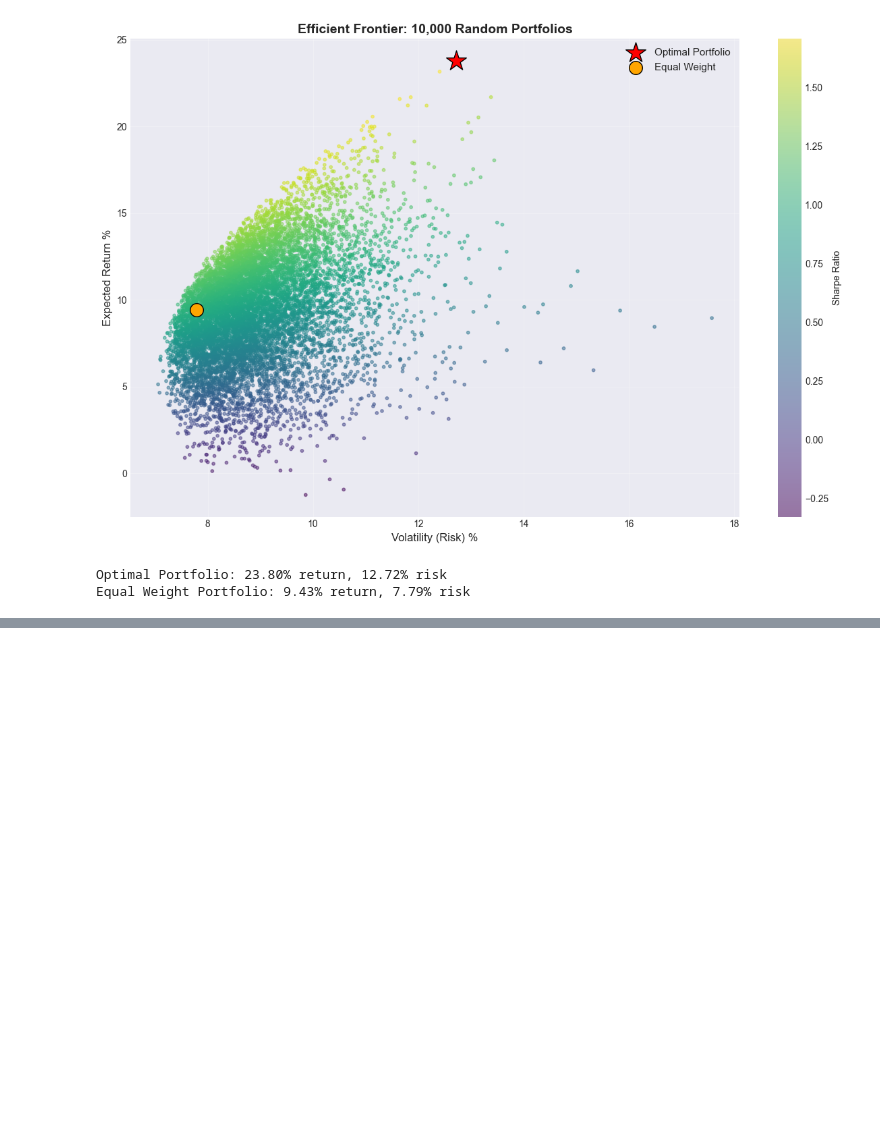
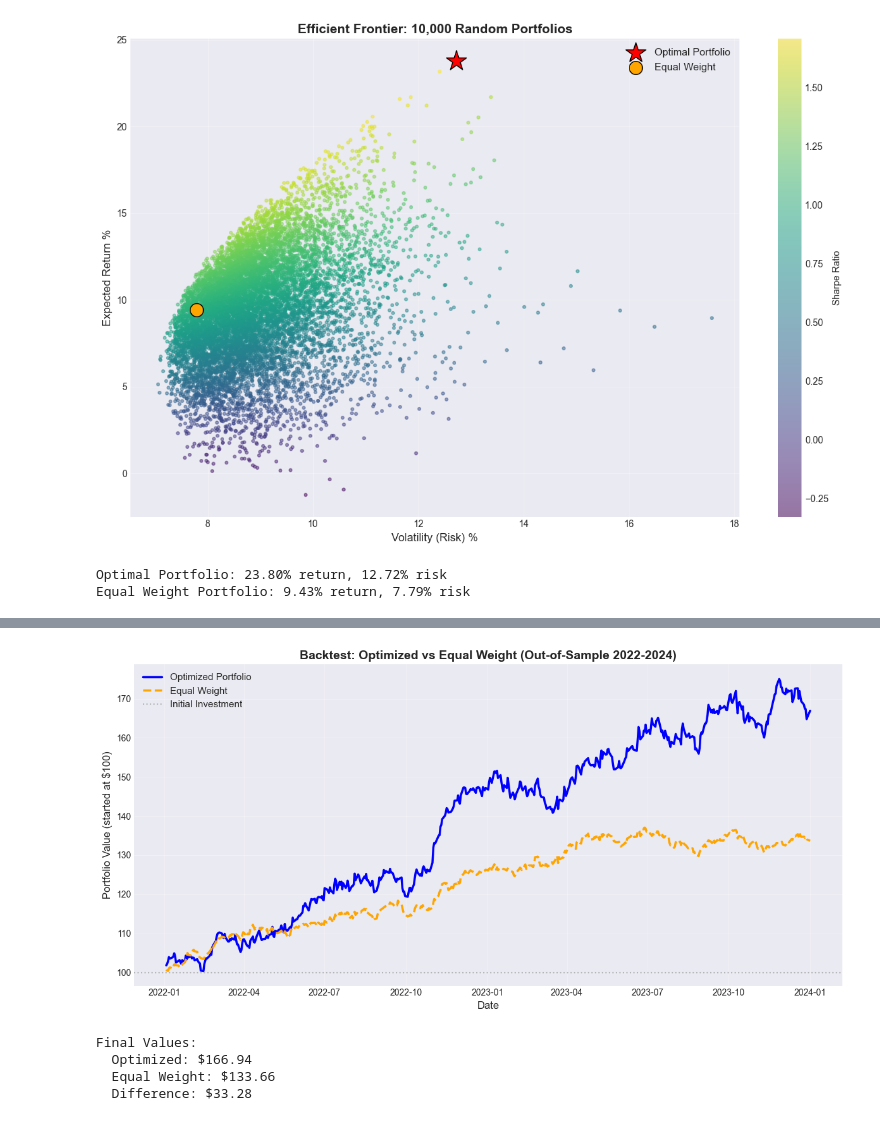
Before and after one commit to Ankhaa2006/portfolio-optimization, a Jupyter notebook: notebooks/02_baseline_optimizer.ipynb, the cells around one changed output, grey strips where cells are left out. Saved outputs shown, nothing was run; the diff lists cells and outputs as text; code cells hidden in the pictures; blank space fills up the shorter version.

Commit message:
Complete Week 1: baseline optimizer with backtest - Beat Benchmark by 33%

```diff
--- a/notebooks/02_baseline_optimizer.ipynb
+++ b/notebooks/02_baseline_optimizer.ipynb
@@ -298,3 +298,21 @@ print(f"Equal Weight Portfolio: {eq_return*100:.2f}% return, {eq_std*100:.2f}% r
 [figure]
 Optimal Portfolio: 23.80% return, 12.72% risk
 Equal Weight Portfolio: 9.43% return, 7.79% risk
+# %%
+# Split data into training and testing periods
+split_date = '2022-01-01'
+
+train_data = data[data.index < split_date]
+train_returns = returns[returns.index < split_date]
+
+test_data = data[data.index >= split_date]
+test_returns = returns[returns.index >= split_date]
+
+train_mean_returns = train_returns.mean() * 252
+train_cov_matrix = train_returns.cov() * 252
+
+print("Data Split:")
+print(f"Training: {len(train_data)} days")
+print(f"Testing: {len(test_data)} days")
+print("\nTraining Mean Returns (%):")
+print((train_mean_returns * 100).round(2))
@@ -300,0 +442,28 @@ Equal Weight Portfolio: 9.43% return, 7.79% risk
+# %%
+# Plot cumulative returns comparison
+plt.figure(figsize=(12, 6))
+plt.plot(opt_cumulative.index, opt_cumulative * 100,
+         label='Optimized Portfolio', linewidth=2.5, color='blue')
+plt.plot(eq_cumulative.index, eq_cumulative * 100,
+         label='Equal Weight', linewidth=2.5, color='orange', linestyle='--')
+
+plt.axhline(y=100, color='gray', linestyle=':', alpha=0.5, label='Initial Investment')
+plt.xlabel('Date', fontsize=12)
+plt.ylabel('Portfolio Value (started at $100)', fontsize=12)
+plt.title('Backtest: Optimized vs Equal Weight (Out-of-Sample 2022-2024)',
+          fontsize=14, fontweight='bold')
+plt.legend(fontsize=11)
+plt.grid(True, alpha=0.3)
+plt.tight_layout()
+plt.show()
+
+print(f"\nFinal Values:")
+print(f"  Optimized: ${opt_cumulative.iloc[-1]*100:.2f}")
+print(f"  Equal Weight: ${eq_cumulative.iloc[-1]*100:.2f}")
+print(f"  Difference: ${(opt_cumulative.iloc[-1] - eq_cumulative.iloc[-1])*100:.2f}")
+# %% [output]
+[figure, added]
+Final Values:
+  Optimized: $166.94
+  Equal Weight: $133.66
+  Difference: $33.28
```
Also changed, not shown: parts of 3 cells of this notebook.
